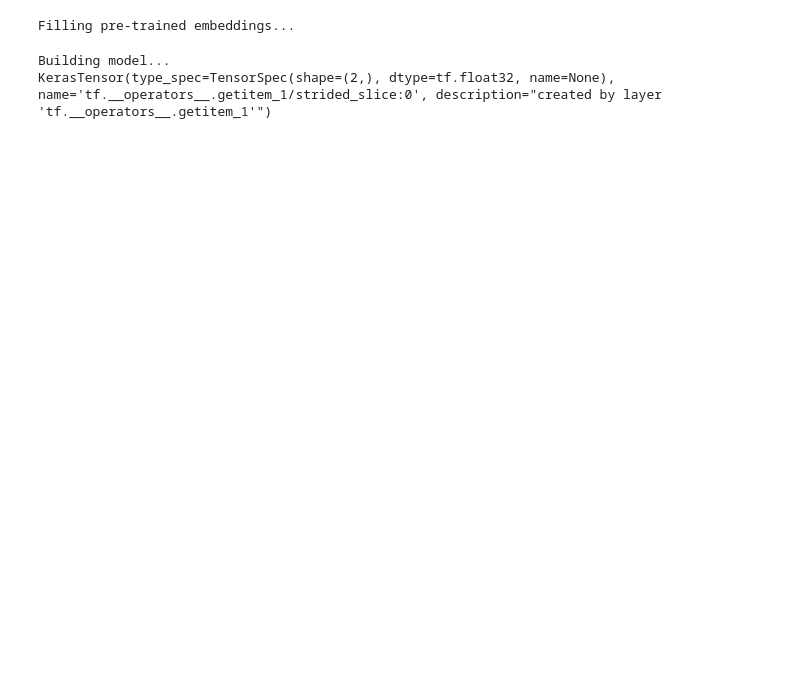
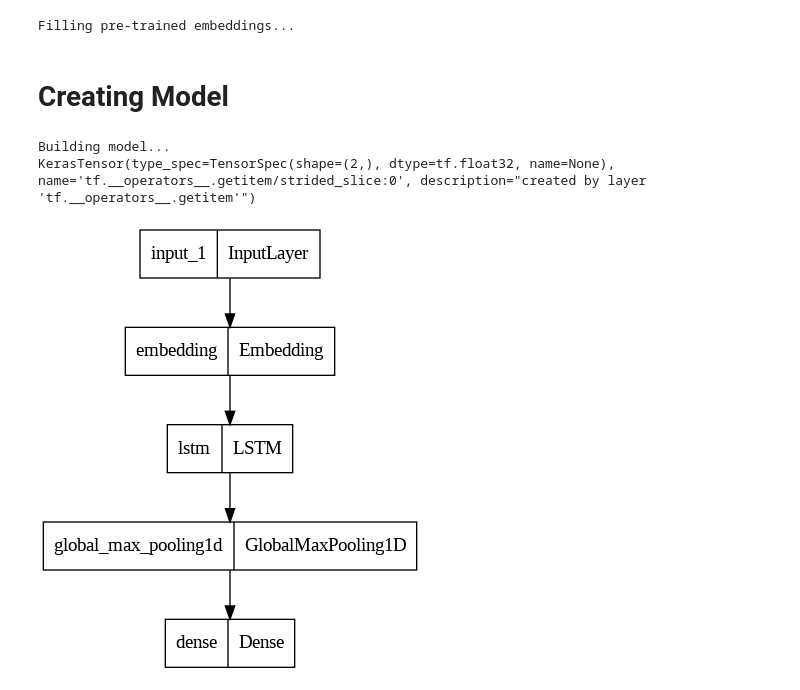
Before and after one commit to indrasary/klasifikasi-toxic-word, a Jupyter notebook: lstm_empathy.ipynb, the cells around one changed output. Saved outputs shown, nothing was run; the diff lists cells and outputs as text; code cells hidden in the pictures; blank space fills up the shorter version.

```diff
--- a/lstm_empathy.ipynb
+++ b/lstm_empathy.ipynb
@@ -7,3 +48,20 @@
+# %%
+# config
+TRAINING = True
+# TRAINING = False
+
+USE_GDRIVE = True
+#USE_GDRIVE = False
+
+PROJECT_DIR = "drive/MyDrive/ColabNotebooks/"
+# PROJECT_DIR = "/home/alkhemi/Documents/AE-CE/"
+
+MAX_SEQUENCE_LENGTH = 100
+MAX_VOCAB_SIZE = 20000
+EMBEDDING_DIM = 100
+VALIDATION_SPLIT = 0.2
+BATCH_SIZE = 128
+EPOCHS = 5
 # %%
 # https://deeplearningcourses.com/c/deep-learning-advanced-nlp
 from __future__ import print_function, division
@@ -53,9 +109,9 @@ Mounted at /content/drive
 # load in pre-trained word vectors
 print('Loading word vectors...')
 word2vec = {}
-with open(os.path.join("drive/MyDrive/ColabNotebooks/glove.6B/", "glove.6B.%sd.txt" % EMBEDDING_DIM)) as f:
+with open(os.path.join(PROJECT_DIR, "glove.6B/", "glove.6B.%sd.txt" % EMBEDDING_DIM)) as f:
   # is just a space-separated text file in the format:
-  # word vec[0] vec[1] vec[2] ...
+  # word vec[0] vec[1] vec[2] ...vec[EMBEDDING_DIM]
   for line in f:
     values = line.split()
     word = values[0]
@@ -136,6 +190,8 @@ embedding_layer = Embedding(
   input_length=MAX_SEQUENCE_LENGTH,
   trainable=False
 )
+# %% [markdown]
+# Creating Model
 # %%
 print('Building model...')
 
@@ -147,12 +203,17 @@ x = LSTM(15, return_sequences=True)(x)
 x = GlobalMaxPool1D()(x)
 output = Dense(len(possible_labels), activation="sigmoid")(x)
 print(output[2])
+
 model = Model(input_, output)
 model.compile(
   loss='binary_crossentropy',
-  optimizer=Adam(learning_rate=0.0001),
+  optimizer=Adam(learning_rate=0.01),
   metrics=['accuracy'],
 )
 # %% [output]
 Building model...
-KerasTensor(type_spec=TensorSpec(shape=(2,), dtype=tf.float32, name=None), name='tf.__operators__.getitem_1/strided_slice:0', description="created by layer 'tf.__operators__.getitem_1'")
+KerasTensor(type_spec=TensorSpec(shape=(2,), dtype=tf.float32, name=None), name='tf.__operators__.getitem/strided_slice:0', description="created by layer 'tf.__operators__.getitem'")
+# %%
+plot_model(model, to_file='model.png')
+# %% [output]
+[figure, added]
```
Also changed, not shown: parts of 34 cells of this notebook.
